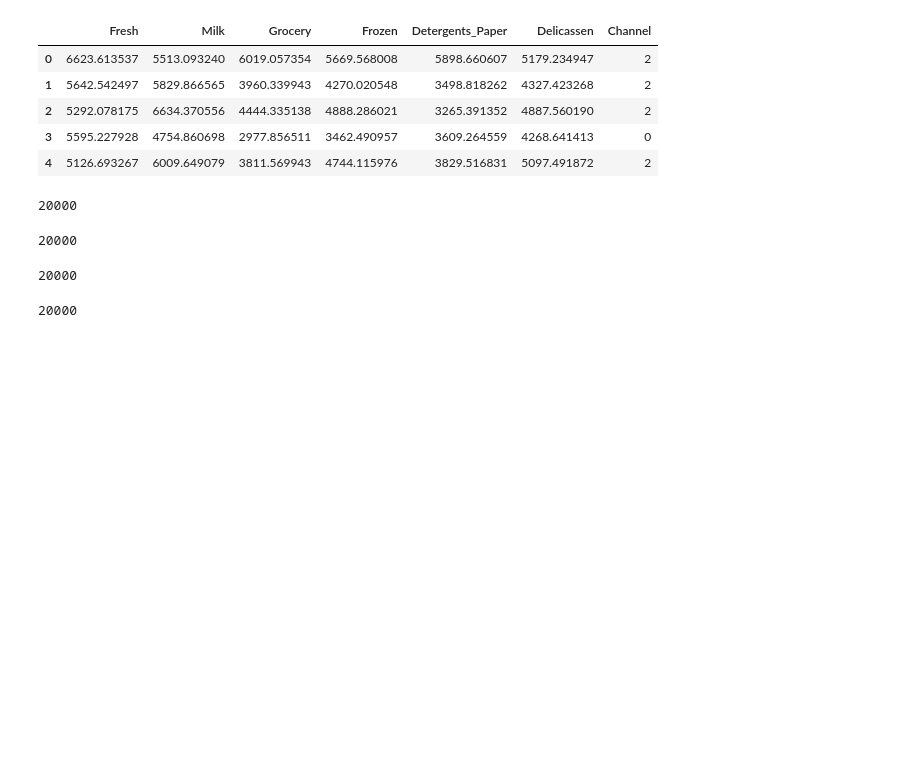
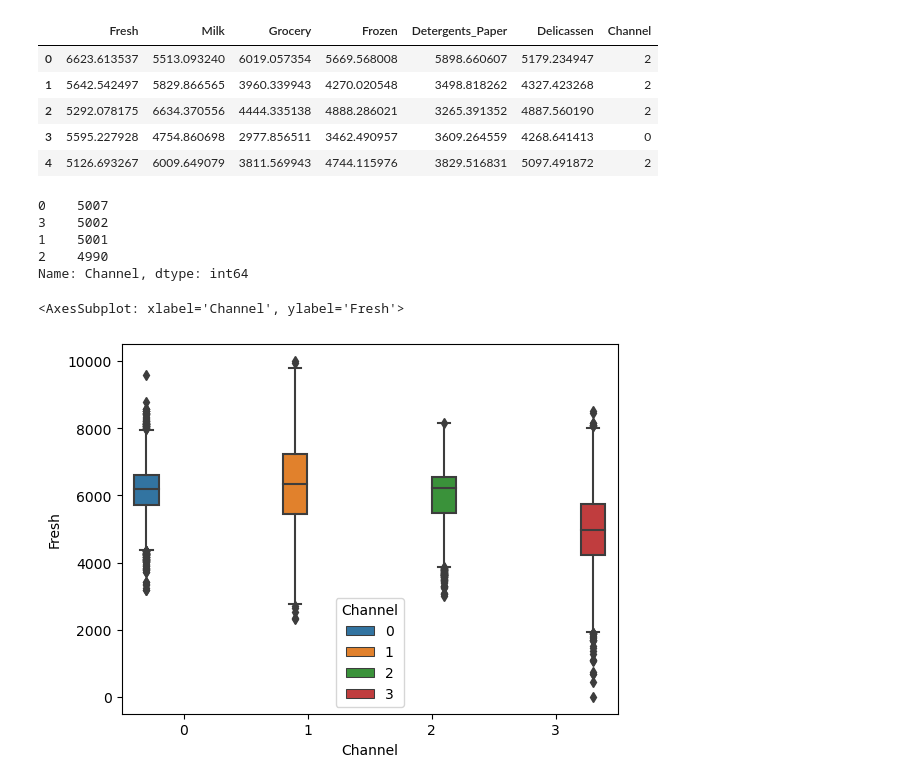
Before and after one commit to omarvar2000/data-448-omar, a Jupyter notebook: Homework/HW2.ipynb, the cells around one changed output. Saved outputs shown, nothing was run; the diff lists cells and outputs as text; code cells hidden in the pictures; blank space fills up the shorter version.

```diff
--- a/Homework/HW2.ipynb
+++ b/Homework/HW2.ipynb
@@ -32,23 +34,17 @@ marketing_data.head()
 | 2 | 5292.078175 | 6634.370556 | 4444.335138 | 4888.286021 | 3265.391352 | 4887.560190 | 2 |
 | 3 | 5595.227928 | 4754.860698 | 2977.856511 | 3462.490957 | 3609.264559 | 4268.641413 | 0 |
 | 4 | 5126.693267 | 6009.649079 | 3811.569943 | 4744.115976 | 3829.516831 | 5097.491872 | 2 |
-# %%
-## Reporting Retail observations
-len(marketing_data['Channel'] == 0)
-# %% [output]
-20000
-# %%
-## Reporting Road Show observations
-len(marketing_data['Channel'] == 1)
-# %% [output]
-20000
-# %%
-## Reporting Social Media observations
-len(marketing_data['Channel'] == 2)
-# %% [output]
-20000
-# %%
-## Reporting Television observations
-len(marketing_data['Channel'] == 3)
-# %% [output]
-20000
+# %%
+marketing_data['Channel'].value_counts()
+# %% [output]
+0    5007
+3    5002
+1    5001
+2    4990
+Name: Channel, dtype: int64
+# %%
+## Creating visualization of Fresh by Channel
+sns.boxplot(x = 'Channel', y = 'Fresh', hue = 'Channel', data = marketing_data)
+# %% [output]
+<AxesSubplot: xlabel='Channel', ylabel='Fresh'>
+[figure, added]
```
Also changed, not shown: parts of 10 cells of this notebook.
